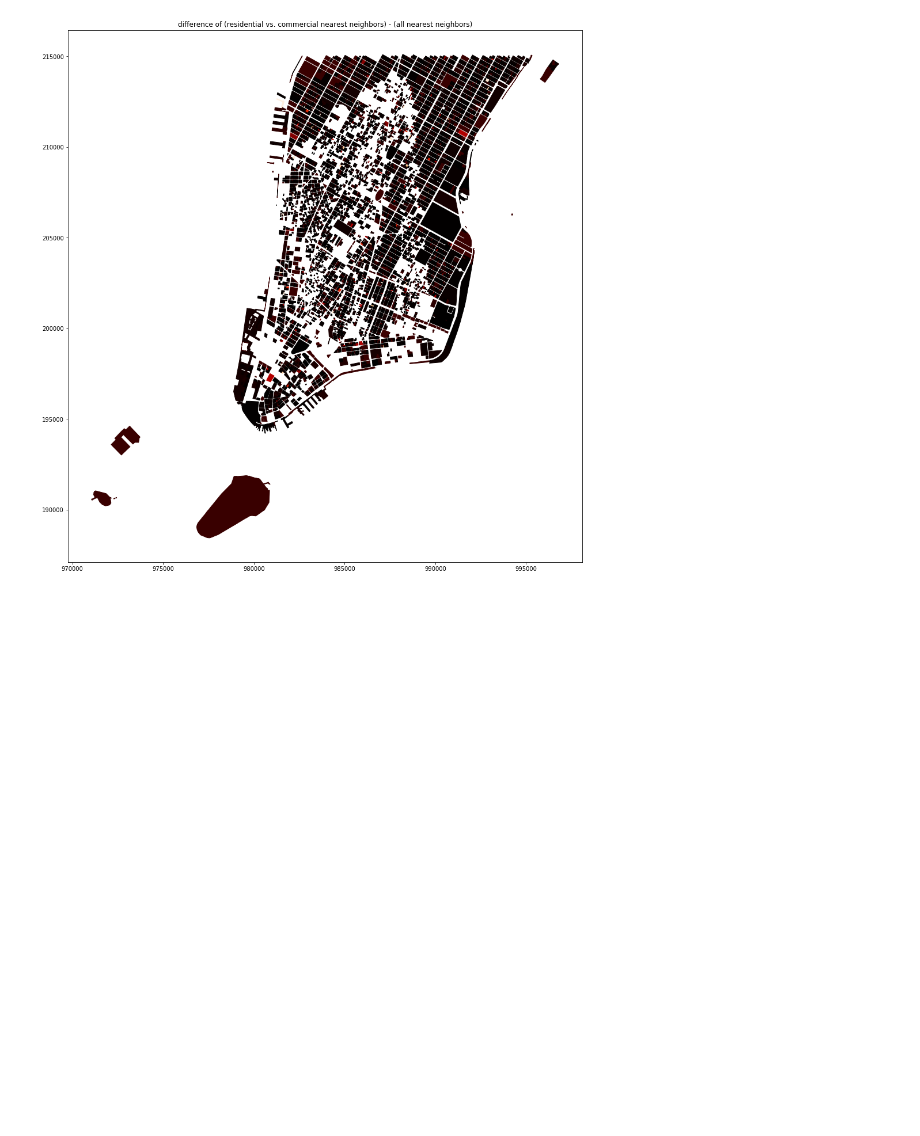
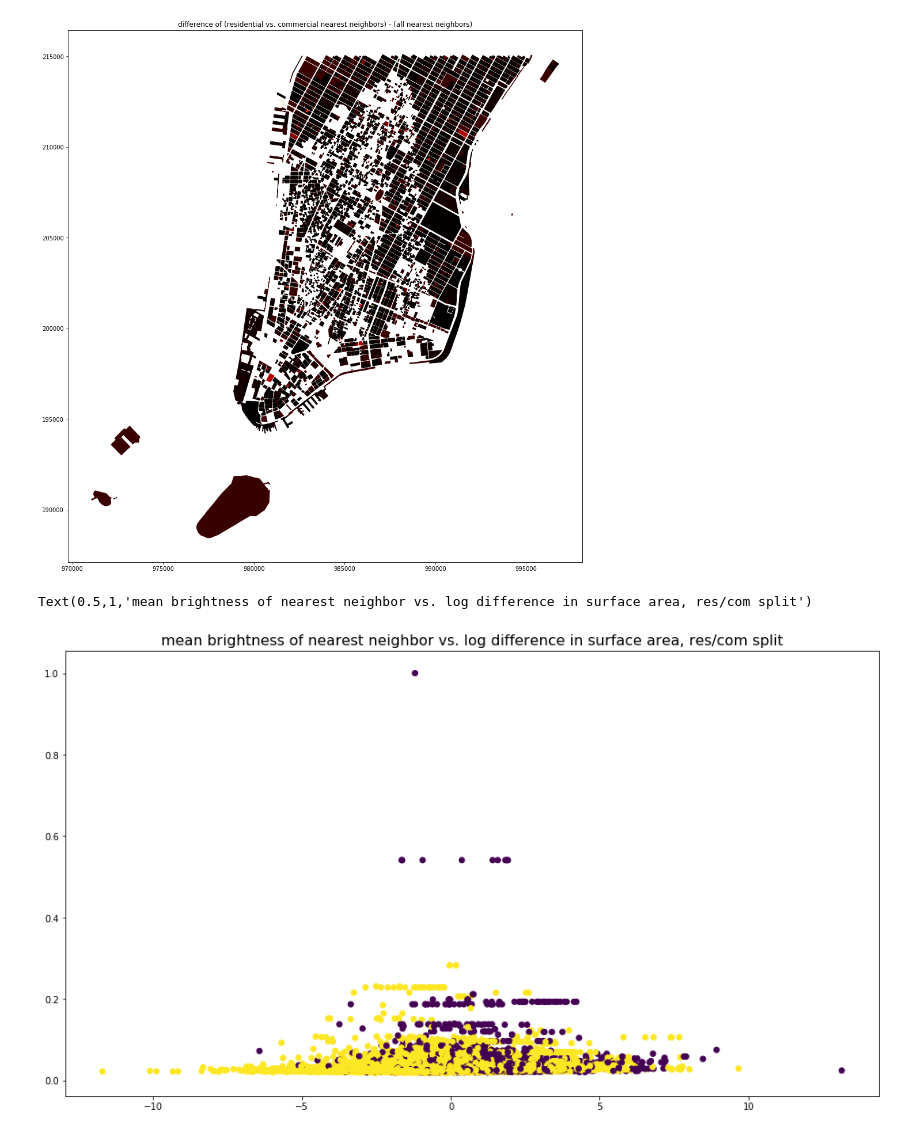
Before and after one commit to cmoscardi/independent_2018, a Jupyter notebook: image/zeropoint_and_more_nn.ipynb, the cells around one changed output. Saved outputs shown, nothing was run; the diff lists cells and outputs as text; code cells hidden in the pictures; blank space fills up the shorter version.

Commit message:
a couple more plots

```diff
--- a/image/zeropoint_and_more_nn.ipynb
+++ b/image/zeropoint_and_more_nn.ipynb
@@ -419,3 +419,14 @@ min(vals), max(vals)
 # %% [output]
 (0.0, 0.11188306595257583)
 [figure]
+# %%
+fig, ax = plt.subplots( figsize=(16, 9))
+
+sa_diffs = out_reset.apply(lambda x: np.abs(x["surface_area"] - in_frame.loc[x["nearest_ix_residential"][0]].surface_area), axis=1)
+brightnesses = out_reset.apply(lambda x: final_light[in_frame.loc[x["nearest_ix_residential"][0]].BBL].mean(), axis=1)
+
+ax.scatter(np.log(sa_diffs), brightnesses, c=out_reset.BldgClass.str[0].isin(RESIDENTIAL))
+ax.set_title("mean brightness of nearest neighbor vs. log difference in surface area, res/com split", fontsize=16)
+# %% [output]
+Text(0.5,1,'mean brightness of nearest neighbor vs. log difference in surface area, res/com split')
+[figure, added]
```
Also changed, not shown: parts of 1 cell of this notebook.
